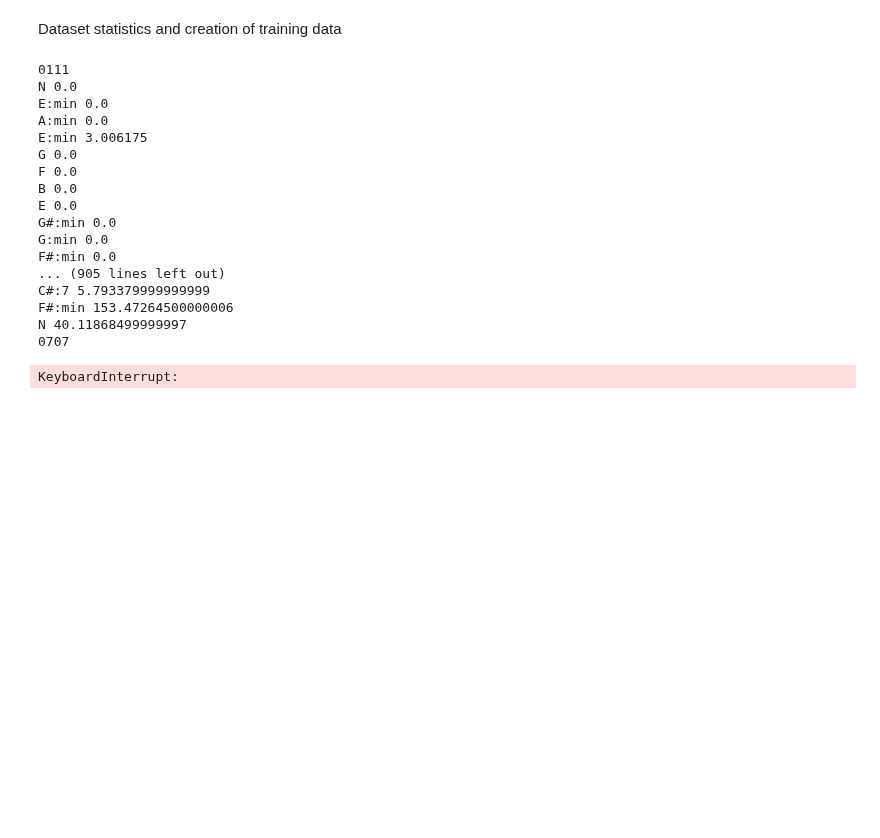
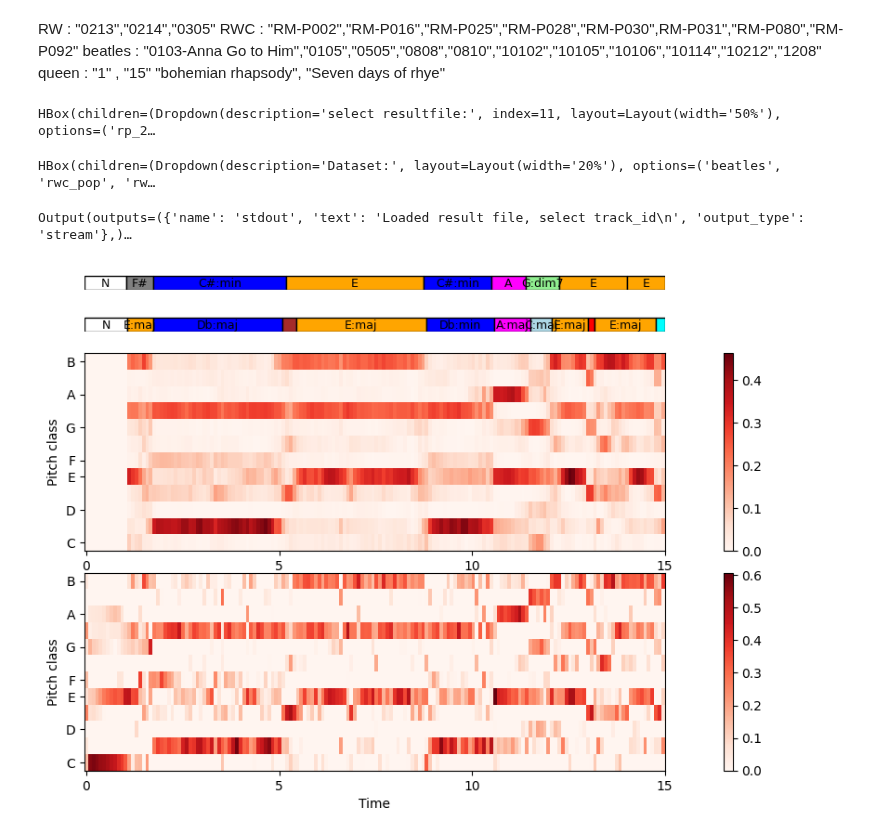
Before and after one commit to Maushax-jpg/chord-recognition, a Jupyter notebook: acr_evaluation.ipynb, the cells around one changed output. Cells and saved outputs as stored; diff of their text form; code cells hidden in the pictures; blank space fills up the shorter version.

```diff
--- a/acr_evaluation.ipynb
+++ b/acr_evaluation.ipynb
@@ -51,57 +35,14 @@ t_obs=5.921248632506252
-# %% [markdown]
-Dataset statistics
-and creation of training data
-# %%
-import matplotlib.pyplot as plt
-from dataloader import Dataloader
-import utils
-import features
-
-dataset = Dataloader("beatles","/home/max/ET-TI/Masterarbeit/chord-recognition/mirdata/",None)
-
-#### chord recognition experiment ####
-fpath = "/home/max/ET-TI/Masterarbeit/training_data.hdf5"
-file = h5py.File(fpath, 'w')
-print(f"created file {fpath}")
-group_splits = file.create_group("/splits")
-
-# metadata collection
-t_audio = 0.0
-chords = {}
-for split in range(9):
-    subgroup = group_splits.create_group(f"{split}")
-    for track_id in dataset.getExperimentSplits(split):
-
-        audiopath,annotationpath = dataset[track_id]
-        y = utils.loadAudiofile(audiopath)
-        intervals,labels = utils.loadChordAnnotations(annotationpath)
-
-        # accumulate total chord duration
-        for interval,label in zip(intervals,labels):
-            duration = chords.get(label,0.0)
-            duration += (interval[1]-interval[0])
-            chords.update({label:duration})
-
-        # compute chromagram
-        chroma_params = {"nCRP":33,"hop_length":2048,"fs":22050}
-        chroma = features.crpChroma(y,nCRP=33,liftering=True,window=False)
-        t_chroma = utils.timeVector(chroma.shape[1],hop_length=2048)
-# %% [output]
-0111
-N 0.0
-E:min 0.0
-A:min 0.0
-E:min 3.006175
-G 0.0
-F 0.0
-B 0.0
-E 0.0
-G#:min 0.0
-G:min 0.0
-F#:min 0.0
-... (905 lines left out)
-C#:7 5.793379999999999
-F#:min 153.47264500000006
-N 40.11868499999997
-0707
-KeyboardInterrupt:
+# %% [markdown]
+RW : "0213","0214","0305" </br>
+RWC : "RM-P002","RM-P016","RM-P025","RM-P028","RM-P030",RM-P031","RM-P080","RM-P092" </br>
+beatles : "0103-Anna Go to Him","0105","0505","0808","0810","10102","10105","10106","10114","10212","1208" </br>
+queen : "1" , "15" "bohemian rhapsody", "Seven days of rhye"
+# %%
+import dataloader
+%matplotlib inline
+gui = dataloader.DatasetGUI("/home/max/ET-TI/Masterarbeit/chord-recognition");
+# %% [output]
+HBox(children=(Dropdown(description='select resultfile:', index=11, layout=Layout(width='50%'), options=('rp_2…
+HBox(children=(Dropdown(description='Dataset:', layout=Layout(width='20%'), options=('beatles', 'rwc_pop', 'rw…
+Output(outputs=({'name': 'stdout', 'text': 'Loaded result file, select track_id\n', 'output_type': 'stream'},)…
+[figure, added]
```
Also changed, not shown: parts of 6 cells of this notebook.
